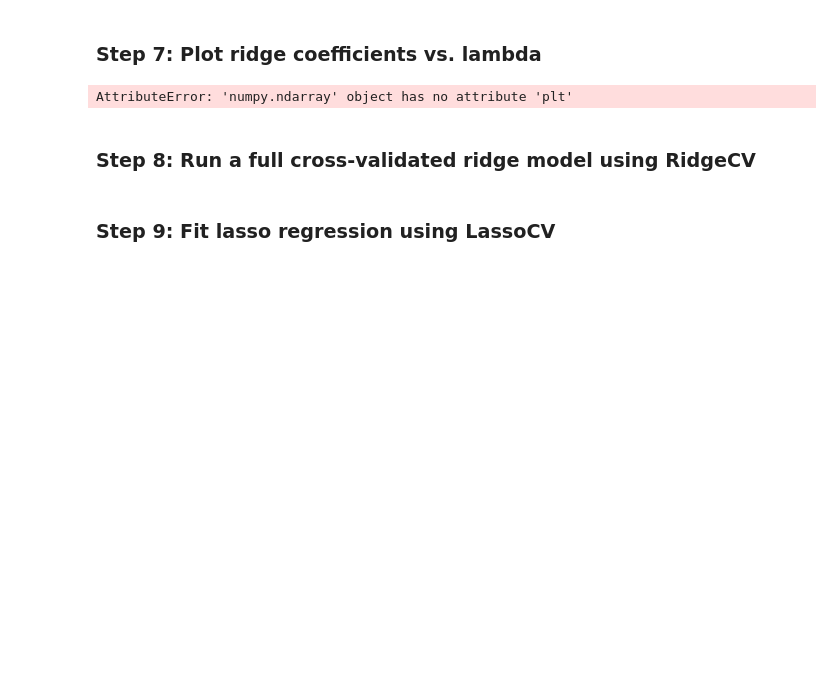
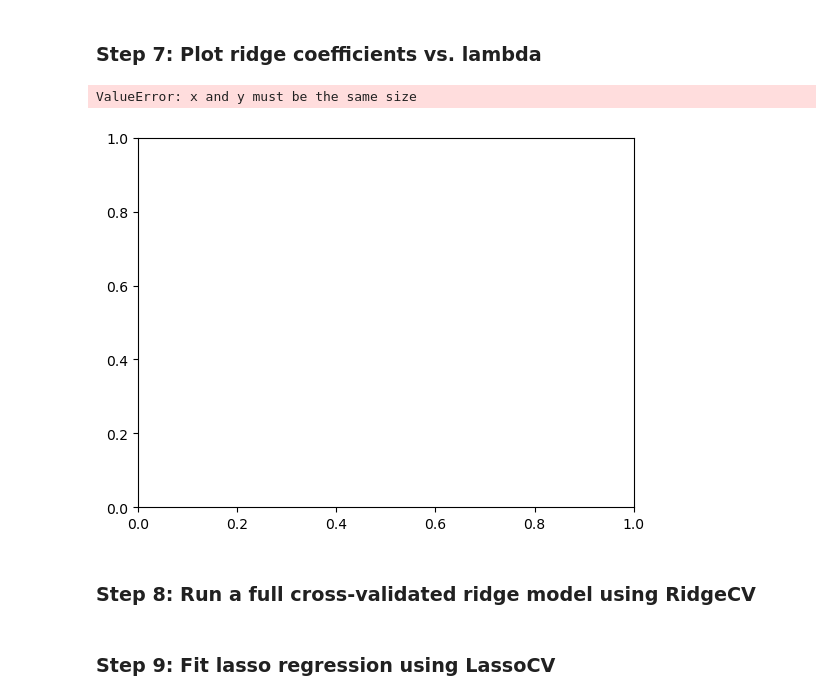
Before and after one commit to tommats00/EDS232-labs, a Jupyter notebook: Week2/Lab2-energy-efficiency.ipynb, the cells around one changed output. Saved outputs shown, nothing was run; the diff lists cells and outputs as text; code cells hidden in the pictures; blank space fills up the shorter version.

```diff
--- a/Week2/Lab2-energy-efficiency.ipynb
+++ b/Week2/Lab2-energy-efficiency.ipynb
@@ -215,10 +212,12 @@ AttributeError: 'list' object has no attribute 'unique'
 # %%
 
 # Plot coefficients vs. alpha. Another for loop may be in order
 
-plt.scatter()
+
+plt.scatter(coefficients, alpha)
 # %% [output]
-AttributeError: 'numpy.ndarray' object has no attribute 'plt'
+ValueError: x and y must be the same size
+[figure, added]
 # %% [markdown]
 ### Step 8: Run a full cross-validated ridge model using RidgeCV
 # %%
```
Also changed, not shown: parts of 1 cell of this notebook.
